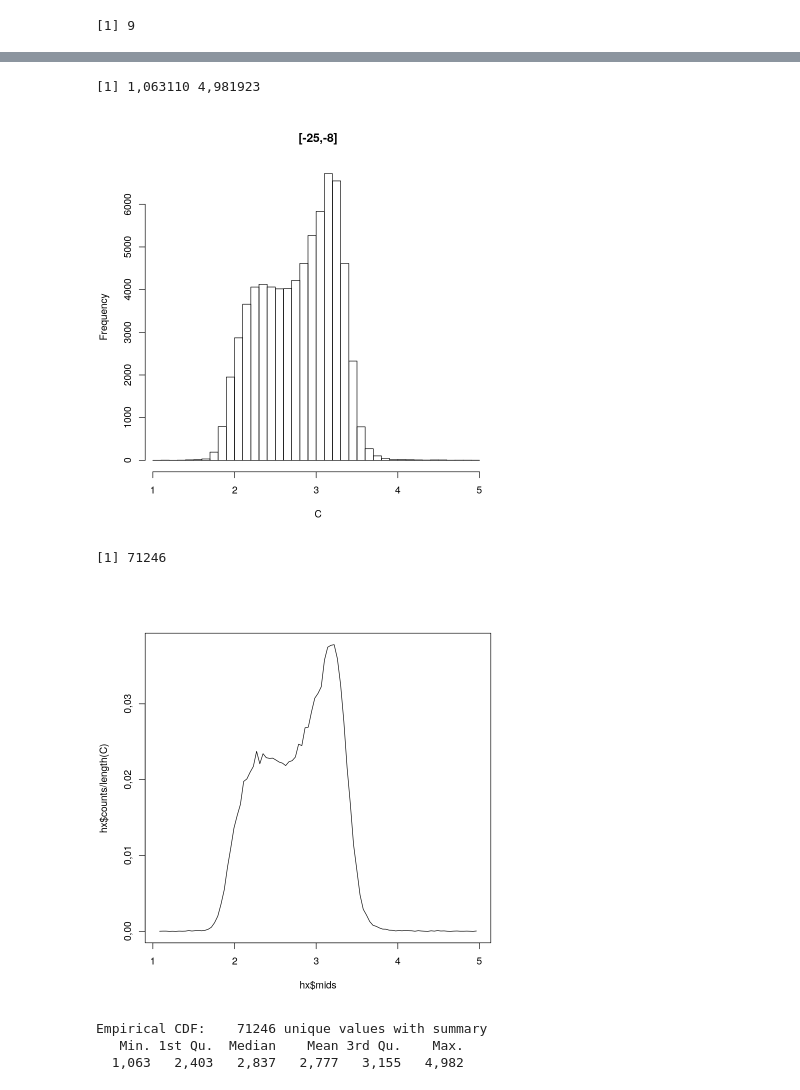
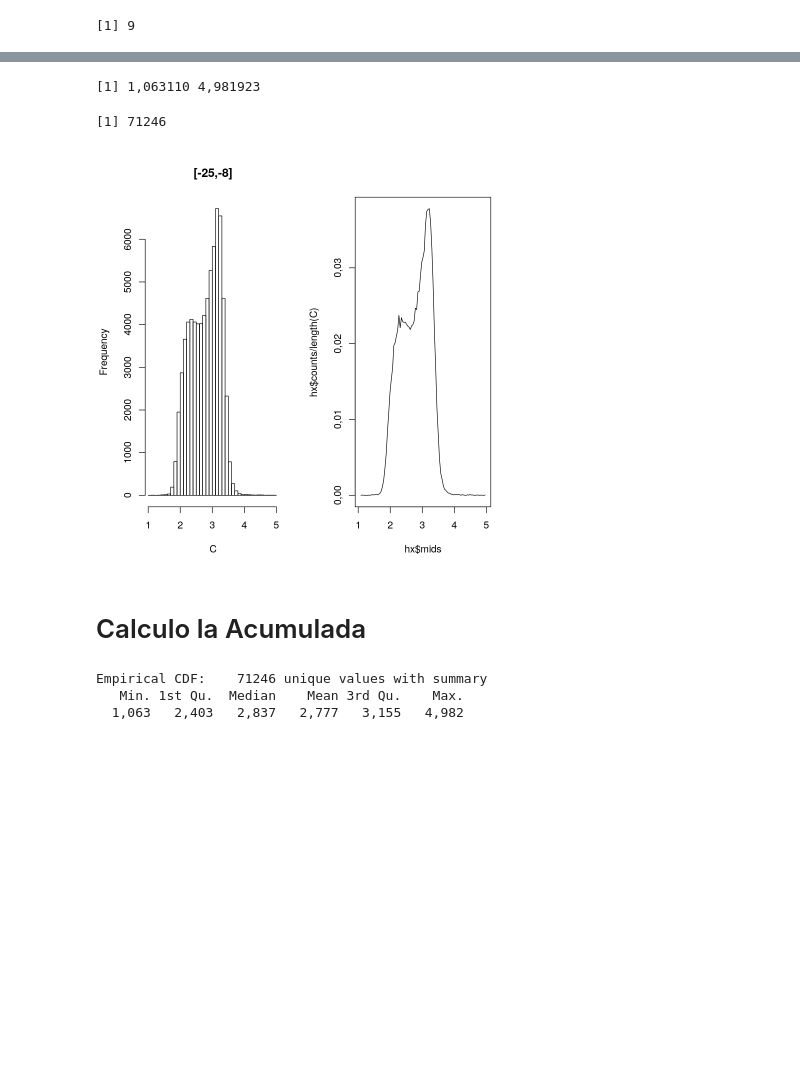
Before and after one commit to antotaverna/cg_environments, a Jupyter notebook: plots/rpetro.ipynb, the cells around one changed output, grey strips where cells are left out. Saved outputs shown, nothing was run; the diff lists cells and outputs as text; code cells hidden in the pictures; blank space fills up the shorter version.

```diff
--- a/plots/rpetro.ipynb
+++ b/plots/rpetro.ipynb
@@ -111,18 +124,19 @@ length(dfm8$r90/dfm8$r50)
 # %%
+par(mfrow=c(1,2))
 #limx=c(1.5,4.5)
 limx=c(min(C),max(C))
-C = df1$r90/df1$r50
 hist(C, xlim=limx, breaks=50, main='[-25,-8]')
 range(C)
 br <- seq(min(C), max(C), length = 100)
 hx = hist(C,plot=F,breaks=br)
 plot(hx$mids,hx$counts/length(C),type='l',xlim=limx)
 length(C)
 # %% [output]
 [1] 1,063110 4,981923
+[1] 71246
-[figure, old version]
+[figure, new version]
-[1] 71246
-[figure, removed]
+# %% [markdown]
+# Calculo la Acumulada
 # %%
 Fn <- ecdf(C)
 plot(Fn,ylab="Fn(x)", pch = 19)
```
Also changed, not shown: parts of 44 cells of this notebook.
